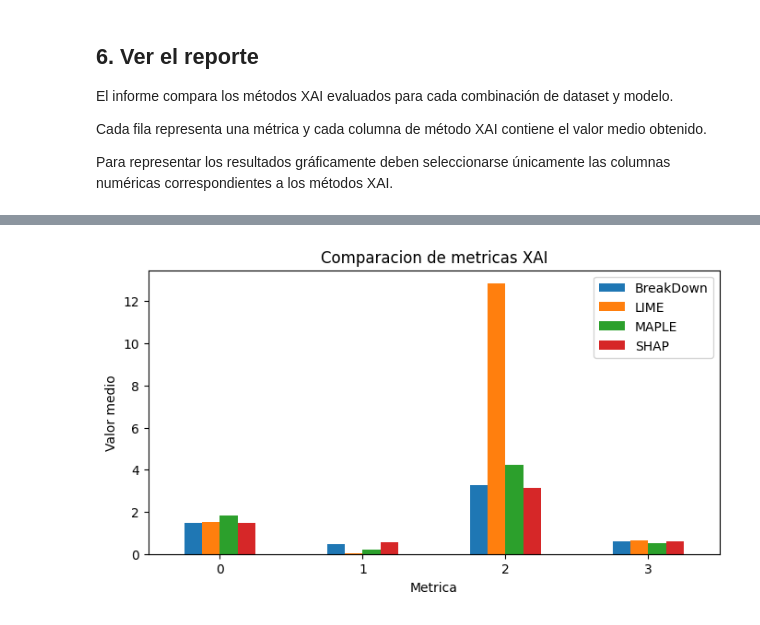
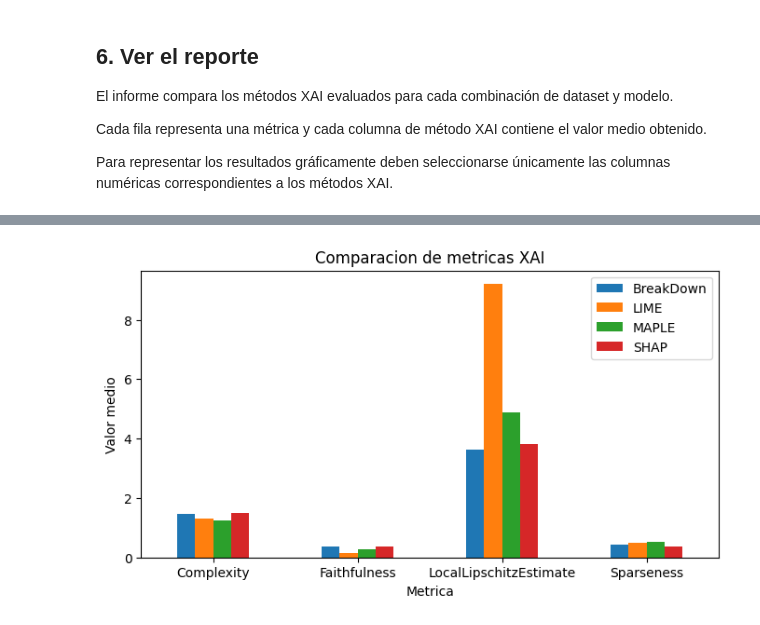
Before and after one commit to kdis-lab/XAIMetrics, a Jupyter notebook: examples/uso_basico.ipynb, the cells around one changed output, grey strips where cells are left out. Drawn from its saved outputs; the diff is of its cells as text; code cells hidden in the pictures.

```diff
--- a/examples/uso_basico.ipynb
+++ b/examples/uso_basico.ipynb
@@ -80,13 +80,7 @@ config_controller = ConfigController(
     model_loader=default_model_loader,
 )
 
-X_background = pd.read_csv("datasets/MetroPT3/X_background.csv", index_col=0)
-y_background = pd.read_csv("datasets/MetroPT3/y_background.csv", index_col=0).iloc[:, 0]
-
-explainer_context = ExplainerContext(
-    X_background=X_background,
-    y_background=y_background,
-)
+explainer_context, _ = config_controller.build_explainers_contexts()[0]
 
 explainers = build_explainers_from_config(
     config_controller.get_explainers_config(),
@@ -253,8 +248,8 @@ display(comparison)
 # %%
-ax = comparison.plot.bar(figsize=(8, 4))
+ax = comparison.set_index("metric").plot.bar(figsize=(8, 4))
 ax.set_title("Comparacion de metricas XAI")
 ax.set_xlabel("Metrica")
 ax.set_ylabel("Valor medio")
 ax.tick_params(axis="x", rotation=0)
 # %% [output]
-[figure, old version]
+[figure, new version]
```
Also changed, not shown: parts of 6 cells of this notebook, 41 other files.
